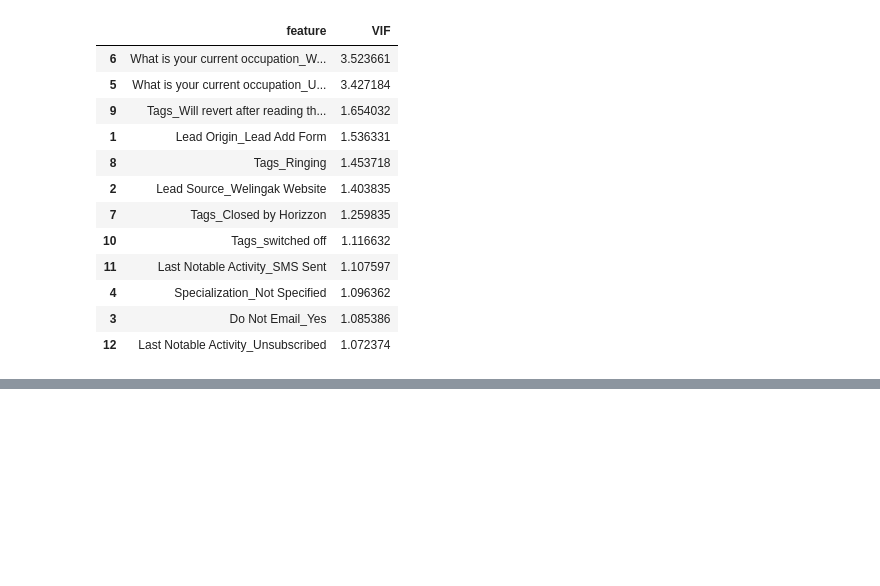
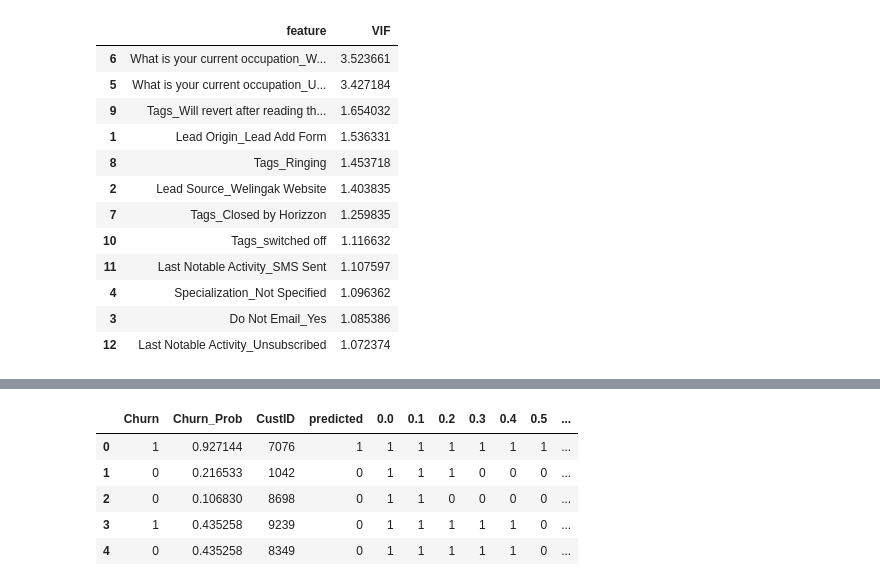
Before and after one commit to pratiksinha35/lead_score, a Jupyter notebook: Model.ipynb, the cells around one changed output, grey strips where cells are left out. Cells and saved outputs as stored; diff of their text form; code cells hidden in the pictures; blank space fills up the shorter version.

```diff
--- a/Model.ipynb
+++ b/Model.ipynb
@@ -834,0 +839,3 @@ Generalized Linear Model Regression Results
+# %%
+res = lm5.fit()
+res.summary()
@@ -834,0 +953,12 @@ Generalized Linear Model Regression Results
+# %%
+numbers = [float(x)/10 for x in range(10)]
+for i in numbers:
+    y_train_pred_final[i]= y_train_pred_final.Churn_Prob.map(lambda x: 1 if x > i else 0)
+y_train_pred_final.head()
+# %% [output]
+|  | Churn | Churn_Prob | CustID | predicted | 0.0 | 0.1 | 0.2 | 0.3 | 0.4 | 0.5 | ... |
+| 0 | 1 | 0.927144 | 7076 | 1 | 1 | 1 | 1 | 1 | 1 | 1 | ... |
+| 1 | 0 | 0.216533 | 1042 | 0 | 1 | 1 | 1 | 0 | 0 | 0 | ... |
+| 2 | 0 | 0.106830 | 8698 | 0 | 1 | 1 | 0 | 0 | 0 | 0 | ... |
+| 3 | 1 | 0.435258 | 9239 | 0 | 1 | 1 | 1 | 1 | 1 | 0 | ... |
+| 4 | 0 | 0.435258 | 8349 | 0 | 1 | 1 | 1 | 1 | 1 | 0 | ... |
```
Also changed, not shown: parts of 35 cells of this notebook.
